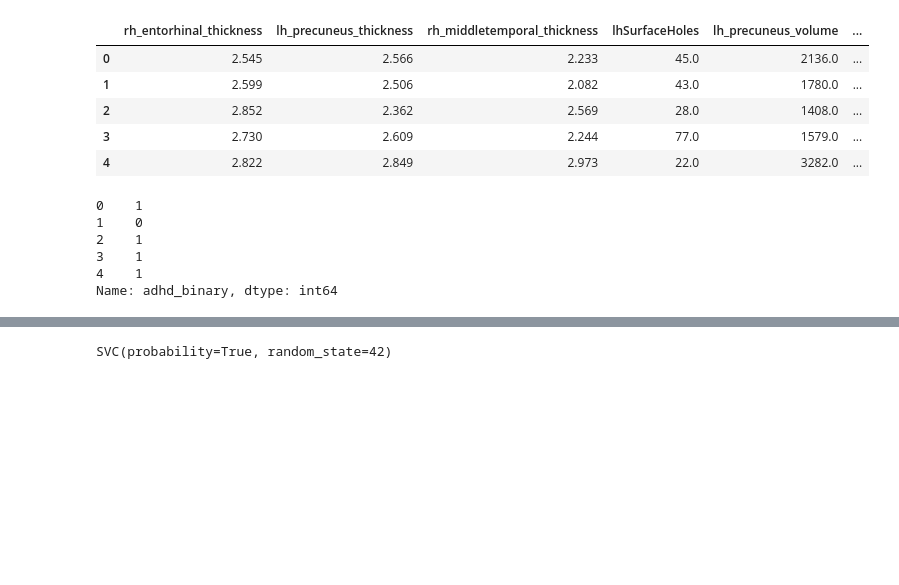
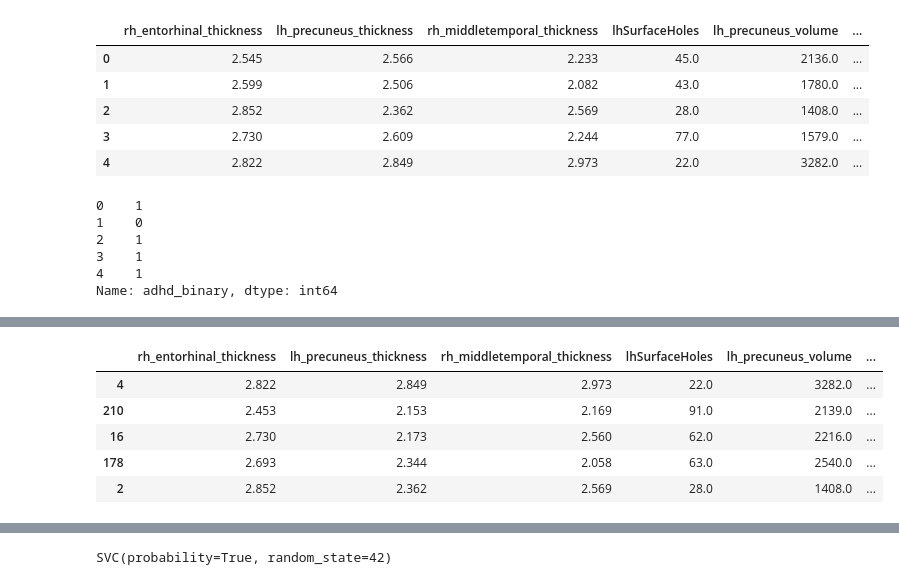
Before and after one commit to stevenang/data_processing, a Jupyter notebook: svm_classifier_v2.ipynb, the cells around one changed output, grey strips where cells are left out. Drawn from its saved outputs; the diff is of its cells as text; code cells hidden in the pictures; blank space fills up the shorter version.

```diff
--- a/svm_classifier_v2.ipynb
+++ b/svm_classifier_v2.ipynb
@@ -97,3 +126,12 @@ X_train, X_test, y_train, y_test = train_test_split(X, y, test_size=0.3, random_
+# %%
+X_test.head()
+# %% [output]
+|  | rh_entorhinal_thickness | lh_precuneus_thickness | rh_middletemporal_thickness | lhSurfaceHoles | lh_precuneus_volume | ... |
+| 4 | 2.822 | 2.849 | 2.973 | 22.0 | 3282.0 | ... |
+| 210 | 2.453 | 2.153 | 2.169 | 91.0 | 2139.0 | ... |
+| 16 | 2.730 | 2.173 | 2.560 | 62.0 | 2216.0 | ... |
+| 178 | 2.693 | 2.344 | 2.058 | 63.0 | 2540.0 | ... |
+| 2 | 2.852 | 2.362 | 2.569 | 28.0 | 1408.0 | ... |
 # %%
 # Standardize features
 scaler = StandardScaler()
```
Also changed, not shown: parts of 8 cells of this notebook.
